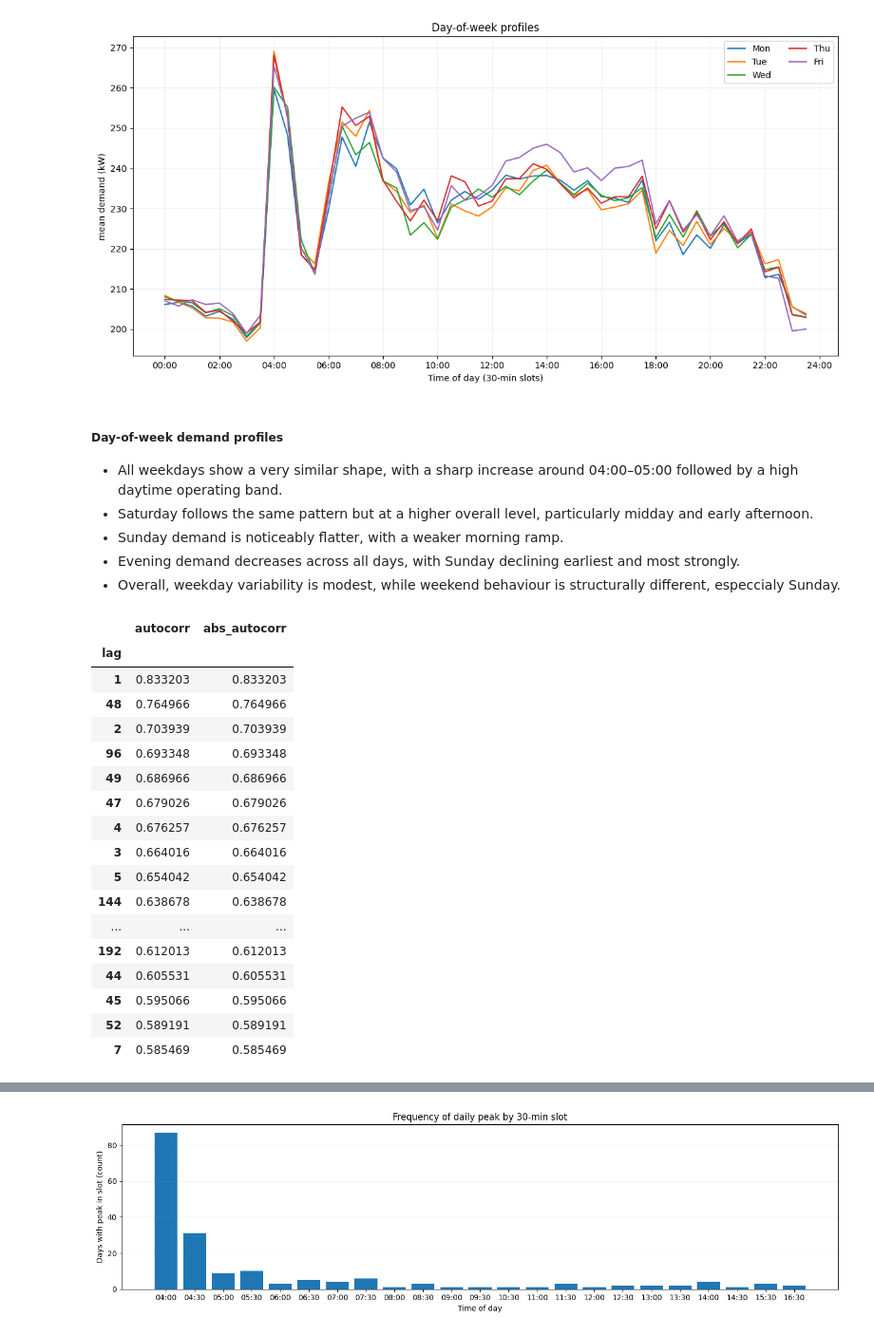
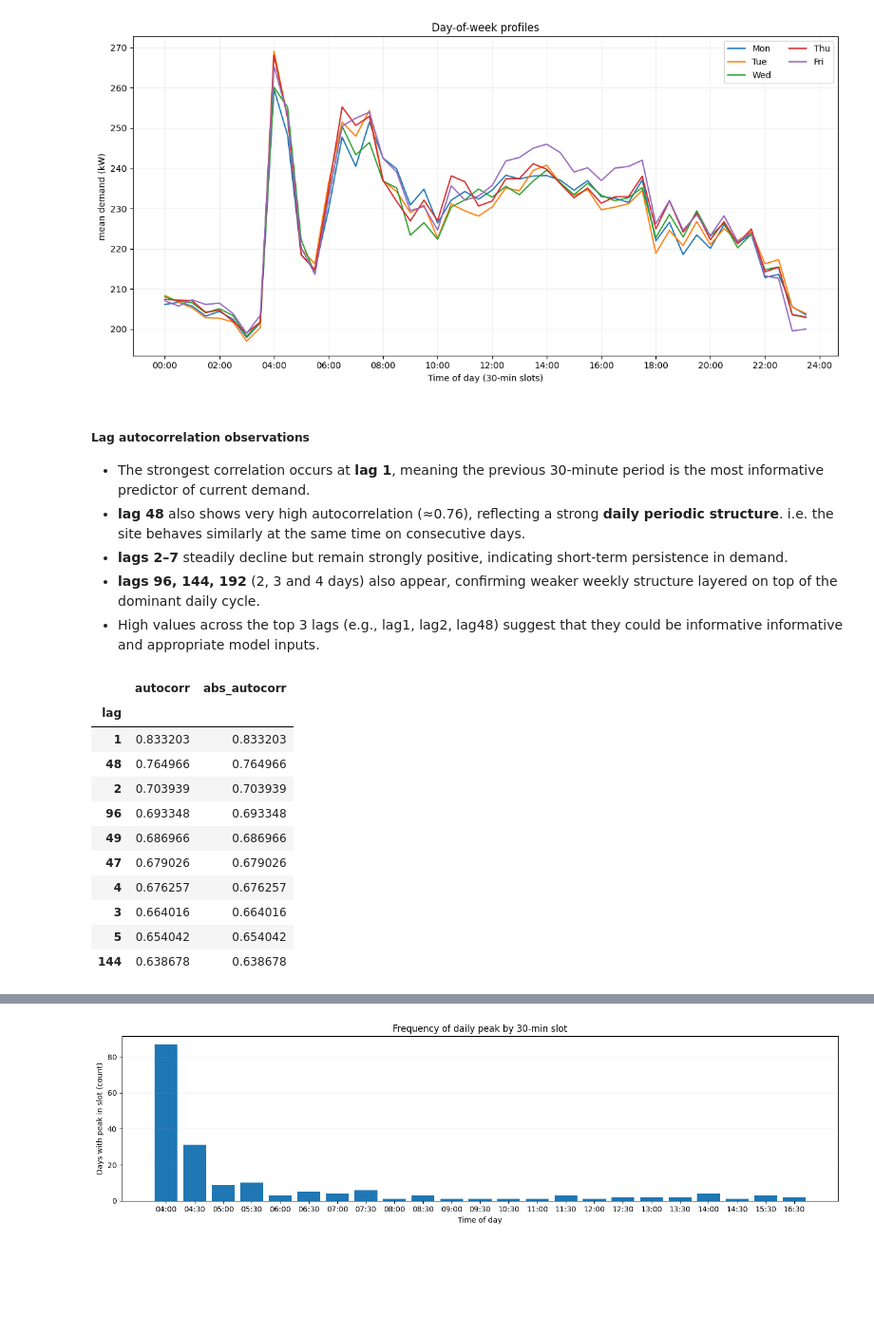
Before and after one commit to benboam/allye-takehome, a Jupyter notebook: DS-technical-assessment.ipynb, the cells around one changed output, grey strips where cells are left out. Shown at 95% size. Drawn from its saved outputs; the diff is of its cells as text; code cells hidden in the pictures; blank space fills up the shorter version.

```diff
--- a/DS-technical-assessment.ipynb
+++ b/DS-technical-assessment.ipynb
@@ -164,44 +176,38 @@ plot_day_of_week_profiles(d, dows=range(5))
 [figure]
 [figure]
 [figure]
-# %% [markdown]
-##### Day-of-week demand profiles
-
-- All weekdays show a very similar shape, with a sharp increase around 04:00–05:00 followed by a high daytime operating band.
-- Saturday follows the same pattern but at a higher overall level, particularly midday and early afternoon.
-- Sunday demand is noticeably flatter, with a weaker morning ramp.
-- Evening demand decreases across all days, with Sunday declining earliest and most strongly.
-- Overall, weekday variability is modest, while weekend behaviour is structurally different, especcialy Sunday.
+# %% [markdown]
+##### Lag autocorrelation observations
+
+- The strongest correlation occurs at **lag 1**, meaning the previous 30-minute period is the most informative predictor of current demand.
+- **lag 48** also shows very high autocorrelation (≈0.76), reflecting a strong **daily periodic structure**. i.e. the site behaves similarly at the same time on consecutive days.
+- **lags 2–7** steadily decline but remain strongly positive, indicating short-term persistence in demand.
+- **lags 96, 144, 192** (2, 3 and 4 days) also appear, confirming weaker weekly structure layered on top of the dominant daily cycle.
+- High values across the top 3 lags (e.g., lag1, lag2, lag48) suggest that  they could be informative informative and appropriate model inputs.
 # %%
 def lag_correlations(df, lags=(1,2,48), demand_col=DEMAND_COL, sort_by_abs=True):
     s = df[demand_col].dropna()
     rows = []
     for lag in lags:
         val = s.autocorr(lag=lag)
         rows.append({"lag": int(lag), "autocorr": val, "abs_autocorr": (abs(val) if pd.notna(val) else None)})
     res = pd.DataFrame(rows).set_index("lag")
     return res
 
 
 lags = list(range(1,48*7))
 lag_df = lag_correlations(d, lags=lags).sort_values("abs_autocorr", ascending=False)
-lag_df.head(20)
+lag_df.head(10)
 # %% [output]
 |  | autocorr | abs_autocorr |
 | lag |  |  |
 | 1 | 0.833203 | 0.833203 |
 | 48 | 0.764966 | 0.764966 |
 | 2 | 0.703939 | 0.703939 |
 | 96 | 0.693348 | 0.693348 |
 | 49 | 0.686966 | 0.686966 |
 | 47 | 0.679026 | 0.679026 |
 | 4 | 0.676257 | 0.676257 |
 | 3 | 0.664016 | 0.664016 |
 | 5 | 0.654042 | 0.654042 |
 | 144 | 0.638678 | 0.638678 |
-| ... | ... | ... |
-| 192 | 0.612013 | 0.612013 |
-| 44 | 0.605531 | 0.605531 |
-| 45 | 0.595066 | 0.595066 |
-| 52 | 0.589191 | 0.589191 |
-| 7 | 0.585469 | 0.585469 |
```
Also changed, not shown: parts of 31 cells of this notebook, 3 other files.
